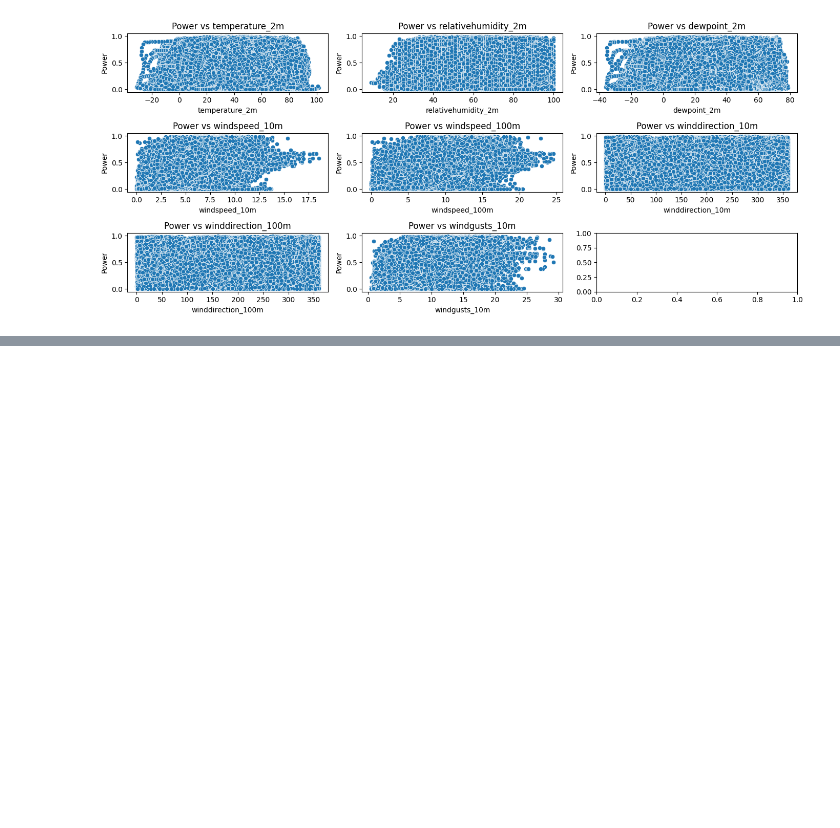
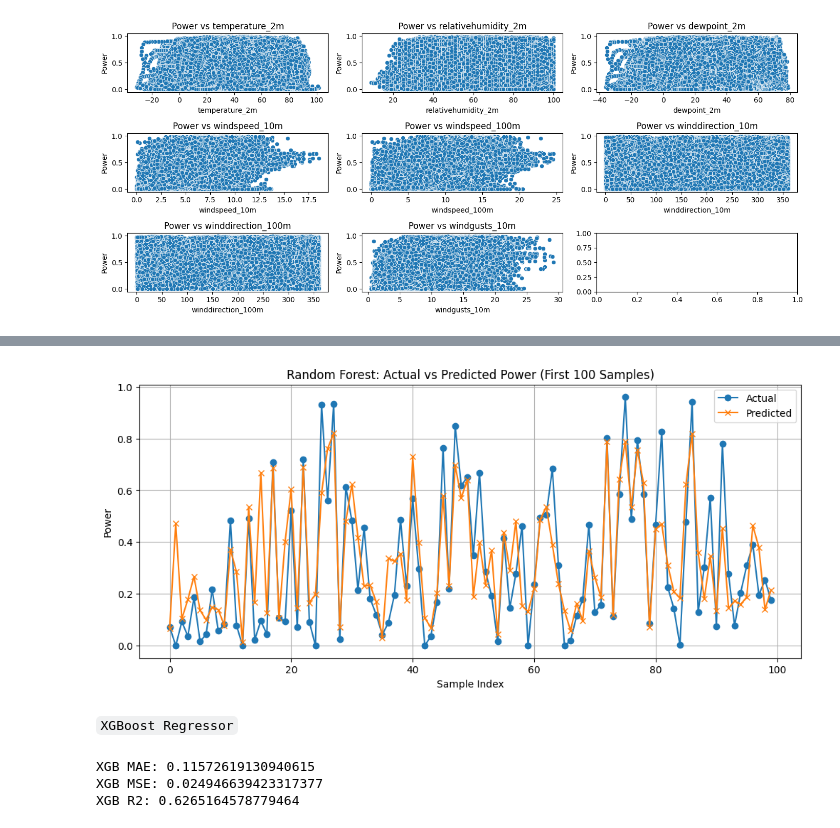
Before and after one commit to Farmaan-N/Wind_Power_Generation_Forecasting, a Jupyter notebook: WindPowerGenerationPrediction.ipynb, the cells around one changed output, grey strips where cells are left out. Saved outputs shown, nothing was run; the diff lists cells and outputs as text; code cells hidden in the pictures; blank space fills up the shorter version.

````diff
--- a/WindPowerGenerationPrediction.ipynb
+++ b/WindPowerGenerationPrediction.ipynb
@@ -283,0 +372,34 @@ plt.show()
+# %%
+plt.figure(figsize=(12, 5))
+plt.plot(y_test.values[:100], label='Actual', marker='o')
+plt.plot(y_pred_rf[:100], label='Predicted', marker='x')
+plt.title('Random Forest: Actual vs Predicted Power (First 100 Samples)')
+plt.xlabel('Sample Index')
+plt.ylabel('Power')
+plt.legend()
+plt.grid(True)
+plt.show()
+# %% [output]
+[figure, added]
+# %% [markdown]
+``` XGBoost Regressor ```
+# %%
+from xgboost import XGBRegressor
+
+# Train XGBoost model
+xgb_model = XGBRegressor()
+xgb_model.fit(X_train, y_train)
+
+# Predict and evaluate
+y_pred_xgb = xgb_model.predict(X_test)
+mae_xgb = mean_absolute_error(y_test, y_pred_xgb)
+mse_xgb = mean_squared_error(y_test, y_pred_xgb)
+r2_xgb = r2_score(y_test, y_pred_xgb)
+
+print(f'XGB MAE: {mae_xgb}')
+print(f'XGB MSE: {mse_xgb}')
+print(f'XGB R2: {r2_xgb}')
+# %% [output]
+XGB MAE: 0.11572619130940615
+XGB MSE: 0.024946639423317377
+XGB R2: 0.6265164578779464
````
Also changed, not shown: parts of 18 cells of this notebook.
